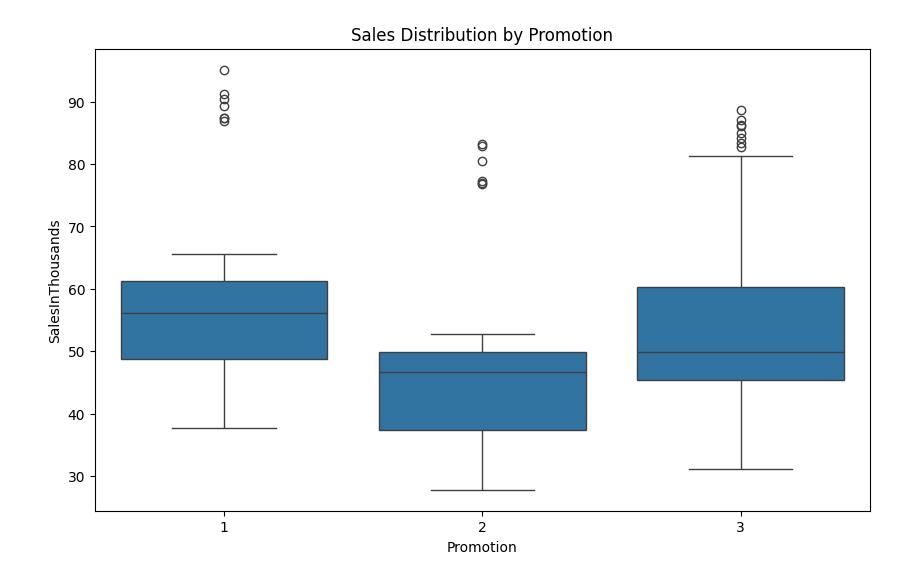
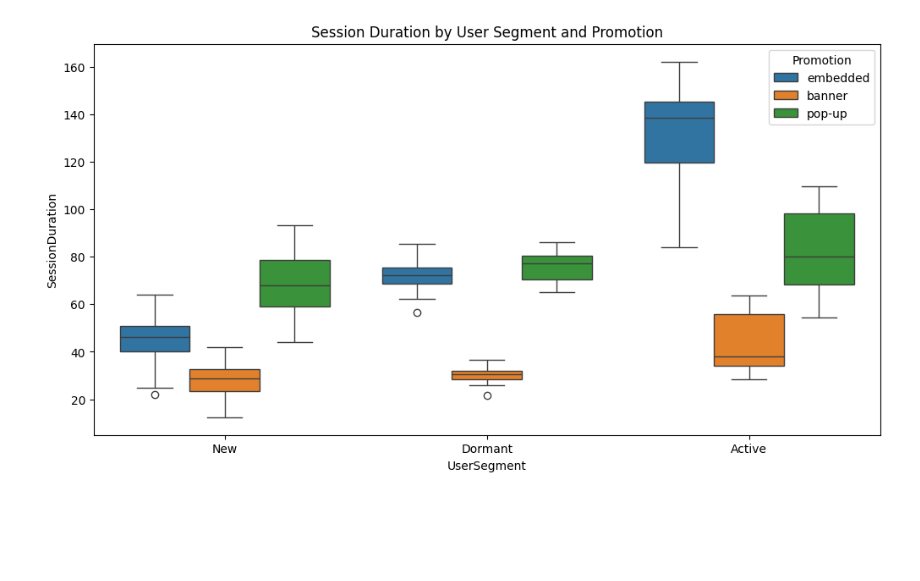
Before and after one commit to shibahmm/Campaign-A-B-C-Test, a Jupyter notebook: analysis.ipynb, the cells around one changed output. Drawn from its saved outputs; the diff is of its cells as text; code cells hidden in the pictures; blank space fills up the shorter version.

```diff
--- a/analysis.ipynb
+++ b/analysis.ipynb
@@ -0,0 +26,23 @@
+# %%
+'''
+Data Cleaning & Preprocessing
+
+#missing values check
+print(df.isnull().sum())  #identify columns with missing values
+df.dropna(inplace=True)  #remove missing values if necessary
+
+#duplicates check
+print(f"Duplicate rows: {df.duplicated().sum()}")
+df.drop_duplicates(inplace=True)
+
+#make sure categorical columns are of correct type
+categorical_cols = ['UserSegment', 'Device', 'Promotion']
+for col in categorical_cols:
+    df[col] = df[col].astype('category')
+
+#outlier detection
+Q1 = df['SessionDuration'].quantile(0.25)
+Q3 = df['SessionDuration'].quantile(0.75)
+IQR = Q3 - Q1
+df = df[(df['SessionDuration'] >= (Q1 - 1.5 * IQR)) & (df['SessionDuration'] <= (Q3 + 1.5 * IQR))]'
+'''
@@ -12,4 +56,0 @@ import seaborn as sns
-# %%
-#import CSV dataset
-df = pd.read_csv("E:/Side Projects/Marketing-Campaign-A-B-Test/WA_Marketing-Campaign.csv")
-#print("First 5 records:", df.head())
@@ -82,8 +159,11 @@ group1 group2 meandiff p-adj   lower    upper  reject
 # %%
-#visualize results
-plt.figure(figsize=(10, 6))
-sns.boxplot(x='Promotion', y='SalesInThousands', data=aggregated)
-plt.title("Sales Distribution by Promotion")
+'''
+Visualizations
+'''
+# Engagement Distribution by Promotion
+plt.figure(figsize=(12, 6))
+sns.boxplot(x='UserSegment', y='SessionDuration', hue='Promotion', data=df)
+plt.title("Session Duration by User Segment and Promotion")
 plt.show()
 # %% [output]
-[figure, old version]
+[figure, new version]
```
Also changed, not shown: parts of 23 cells of this notebook, 3 other files.
